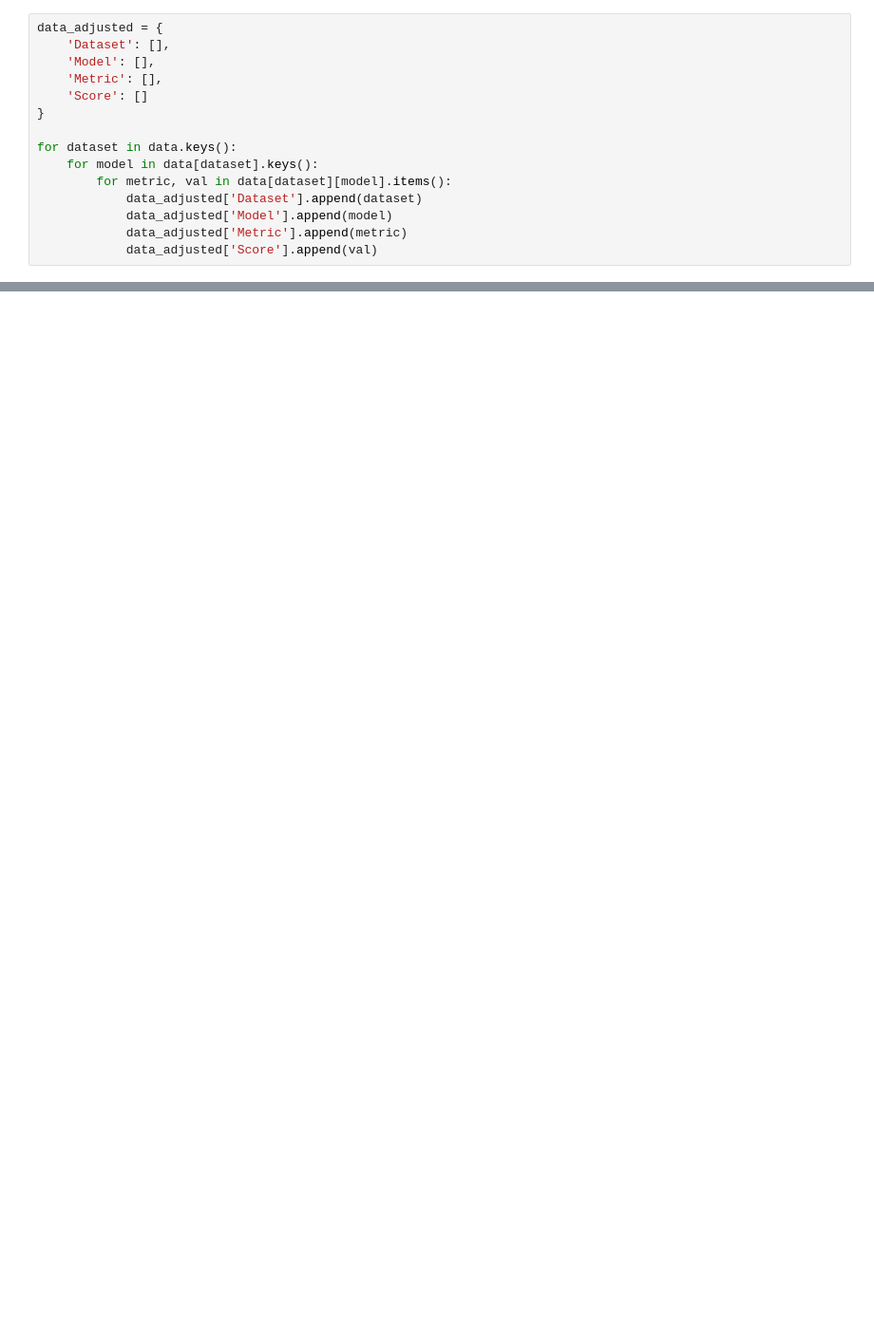
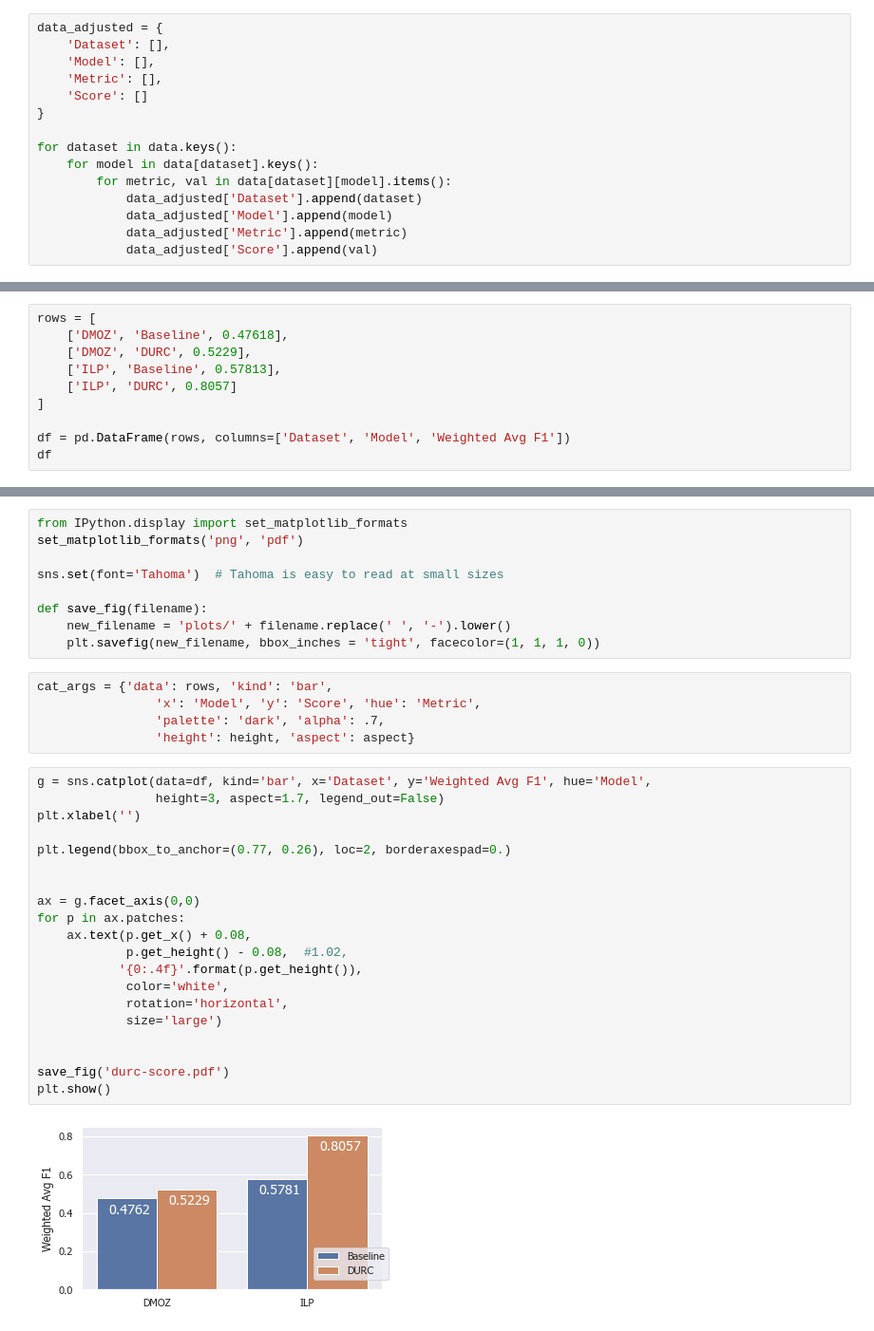
Before and after one commit to KanavSabharwal/Fast-Website-Classification-with-Robust-Phishing-Detection, a Jupyter notebook: src/baselines/plot_baselines.ipynb, the cells around one changed output, grey strips where cells are left out. Shown at 95% size. Cells and saved outputs as stored; diff of their text form; blank space fills up the shorter version.

```diff
--- a/src/baselines/plot_baselines.ipynb
+++ b/src/baselines/plot_baselines.ipynb
@@ -109,0 +97,10 @@ for i, dataset in enumerate(DATASETS):
+# %%
+rows = [
+    ['DMOZ', 'Baseline', 0.47618],
+    ['DMOZ', 'DURC', 0.5229],
+    ['ILP', 'Baseline', 0.57813],
+    ['ILP', 'DURC', 0.8057]
+]
+
+df = pd.DataFrame(rows, columns=['Dataset', 'Model', 'Weighted Avg F1'])
+df
@@ -109,0 +113,36 @@ for i, dataset in enumerate(DATASETS):
+# %%
+from IPython.display import set_matplotlib_formats
+set_matplotlib_formats('png', 'pdf')
+
+sns.set(font='Tahoma')  # Tahoma is easy to read at small sizes
+
+def save_fig(filename):
+    new_filename = 'plots/' + filename.replace(' ', '-').lower()
+    plt.savefig(new_filename, bbox_inches = 'tight', facecolor=(1, 1, 1, 0))
+# %%
+cat_args = {'data': rows, 'kind': 'bar',
+                'x': 'Model', 'y': 'Score', 'hue': 'Metric',
+                'palette': 'dark', 'alpha': .7,
+                'height': height, 'aspect': aspect}
+# %%
+g = sns.catplot(data=df, kind='bar', x='Dataset', y='Weighted Avg F1', hue='Model',
+                height=3, aspect=1.7, legend_out=False)
+plt.xlabel('')
+
+plt.legend(bbox_to_anchor=(0.77, 0.26), loc=2, borderaxespad=0.)
+
+
+ax = g.facet_axis(0,0)
+for p in ax.patches:
+    ax.text(p.get_x() + 0.08,
+            p.get_height() - 0.08,  #1.02,
+           '{0:.4f}'.format(p.get_height()),
+            color='white',
+            rotation='horizontal',
+            size='large')
+
+
+save_fig('durc-score.pdf')
+plt.show()
+# %% [output]
+[figure, added]
```
Also changed, not shown: parts of 4 cells of this notebook.
